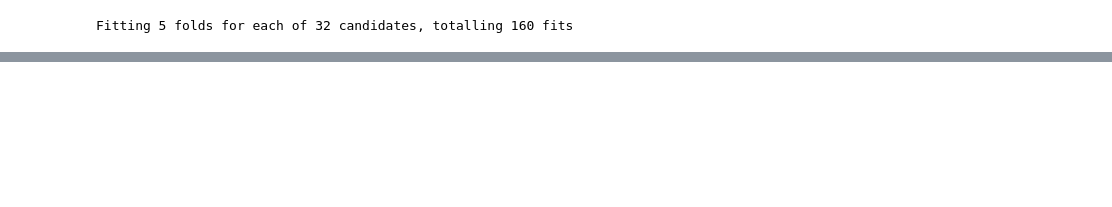
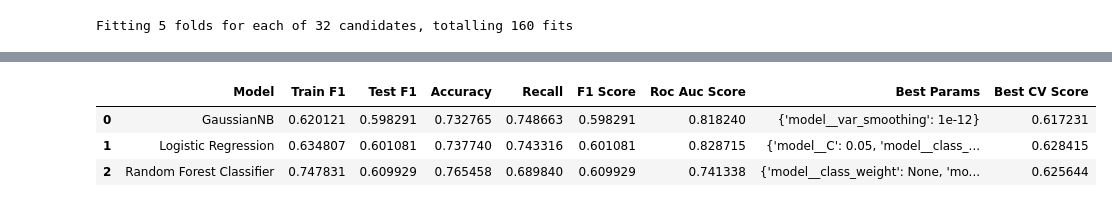
Before and after one commit to Md-Maruf-1727/customer-churn-prediction-ml, a Jupyter notebook: NoteBooks/04_model_training.ipynb, the cells around one changed output, grey strips where cells are left out. Cells and saved outputs as stored; diff of their text form; code cells hidden in the pictures; blank space fills up the shorter version.

```diff
--- a/NoteBooks/04_model_training.ipynb
+++ b/NoteBooks/04_model_training.ipynb
@@ -288,0 +320,8 @@ rf_logistic_result.sort_values(by='Roc Auc Score', ascending=False)
+# %%
+comparing = pd.concat([gnb_result, logistic_result, rf_result], ignore_index=True)
+comparing
+# %% [output]
+|  | Model | Train F1 | Test F1 | Accuracy | Recall | F1 Score | Roc Auc Score | Best Params | Best CV Score |
+| 0 | GaussianNB | 0.620121 | 0.598291 | 0.732765 | 0.748663 | 0.598291 | 0.818240 | {'model__var_smoothing': 1e-12} | 0.617231 |
+| 1 | Logistic Regression | 0.634807 | 0.601081 | 0.737740 | 0.743316 | 0.601081 | 0.828715 | {'model__C': 0.05, 'model__class_... | 0.628415 |
+| 2 | Random Forest Classifier | 0.747831 | 0.609929 | 0.765458 | 0.689840 | 0.609929 | 0.741338 | {'model__class_weight': None, 'mo... | 0.625644 |
```
Also changed, not shown: parts of 10 cells of this notebook.
